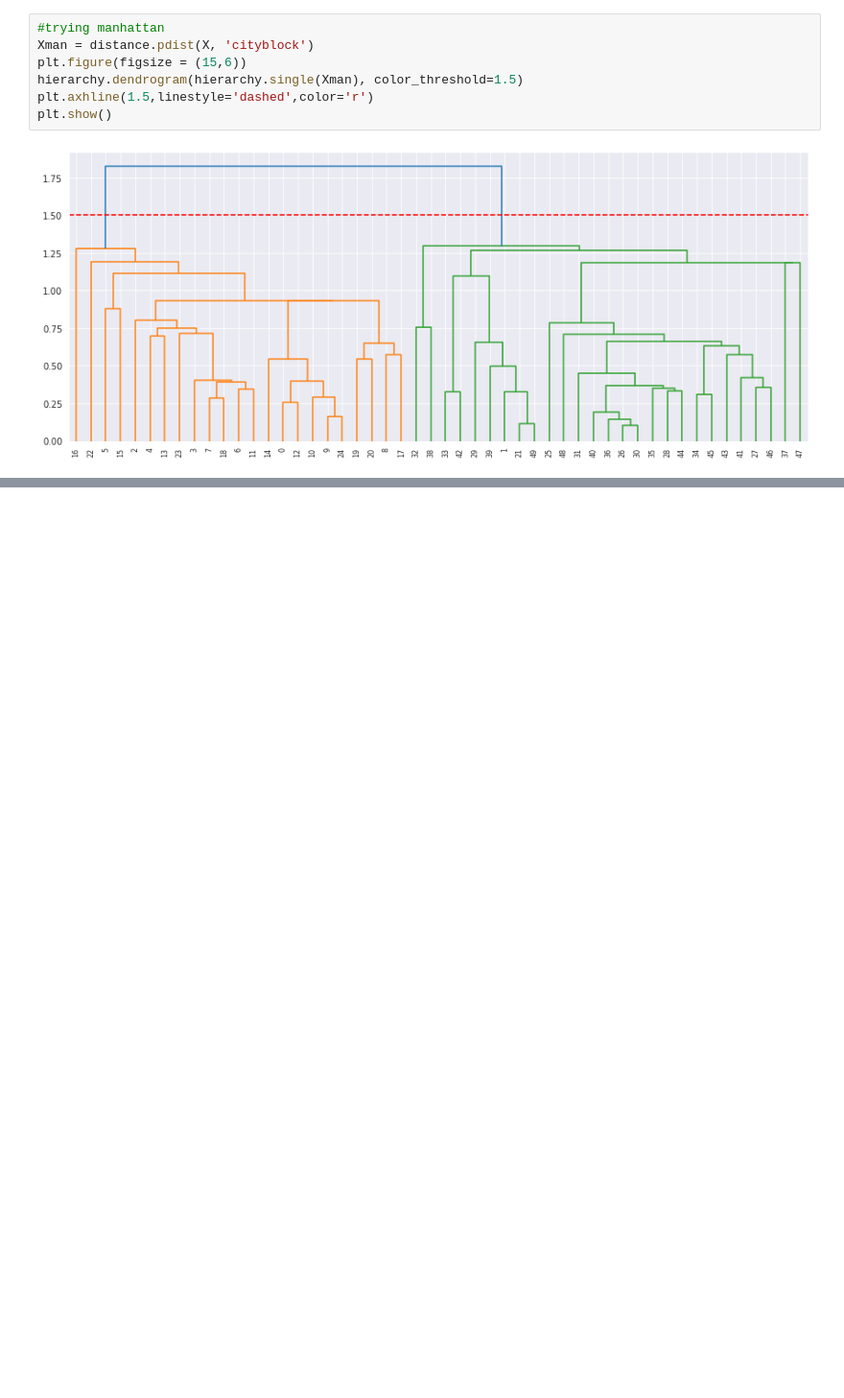
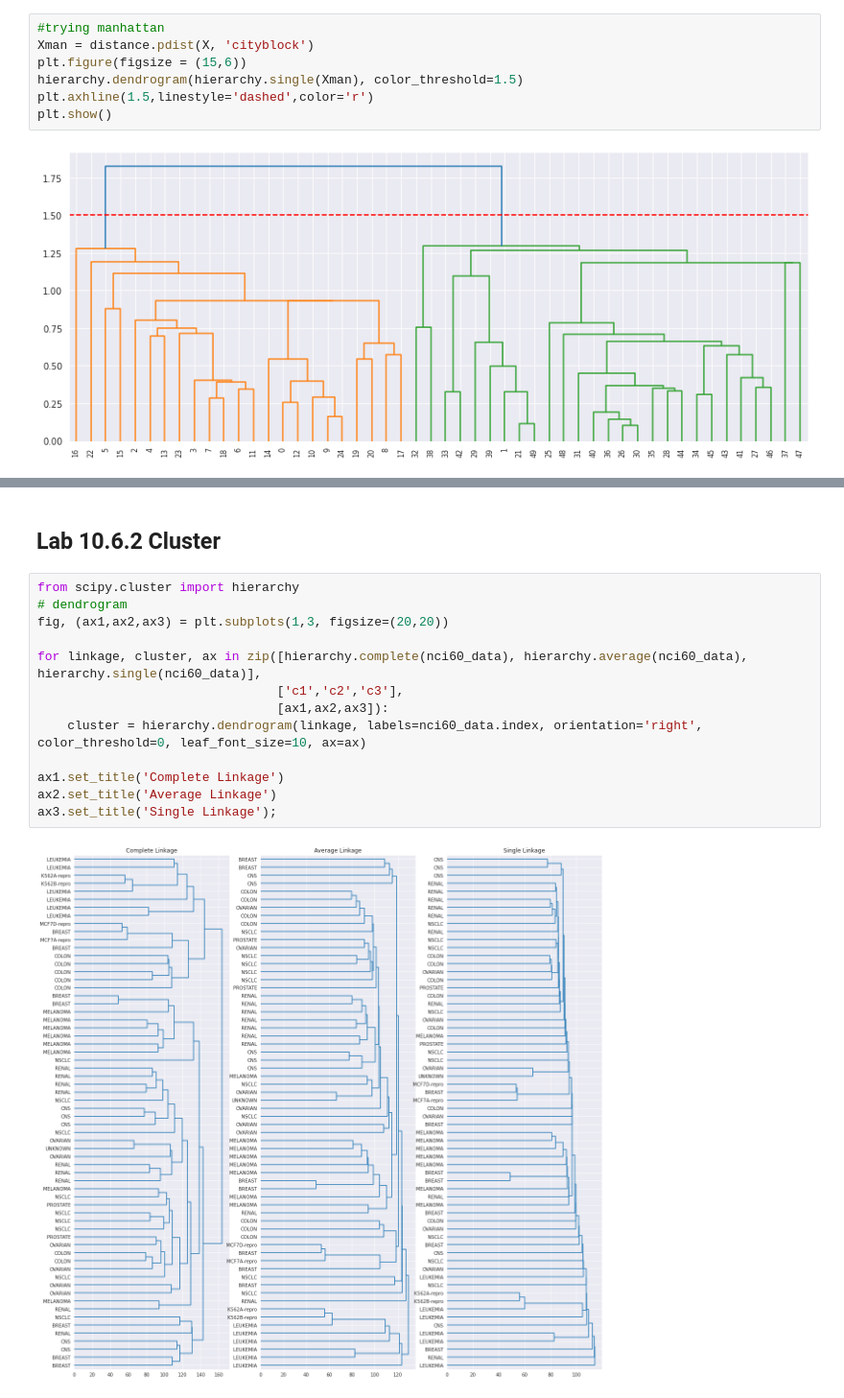
Before and after one commit to JESurzyn/intro_stat_learning_Python, a Jupyter notebook: Chapter10_Lab.ipynb, the cells around one changed output, grey strips where cells are left out. Shown at 96% size. Saved outputs shown, nothing was run; the diff lists cells and outputs as text; blank space fills up the shorter version.

```diff
--- a/Chapter10_Lab.ipynb
+++ b/Chapter10_Lab.ipynb
@@ -465,0 +677,17 @@ plt.show()
+# %% [markdown]
+## Lab 10.6.2 Cluster
+# %%
+from scipy.cluster import hierarchy
+# dendrogram
+fig, (ax1,ax2,ax3) = plt.subplots(1,3, figsize=(20,20))
+
+for linkage, cluster, ax in zip([hierarchy.complete(nci60_data), hierarchy.average(nci60_data), hierarchy.single(nci60_data)],
+                                ['c1','c2','c3'],
+                                [ax1,ax2,ax3]):
+    cluster = hierarchy.dendrogram(linkage, labels=nci60_data.index, orientation='right', color_threshold=0, leaf_font_size=10, ax=ax)
+
+ax1.set_title('Complete Linkage')
+ax2.set_title('Average Linkage')
+ax3.set_title('Single Linkage');
+# %% [output]
+[figure, added]
```
Also changed, not shown: parts of 28 cells of this notebook, 2 other files.
